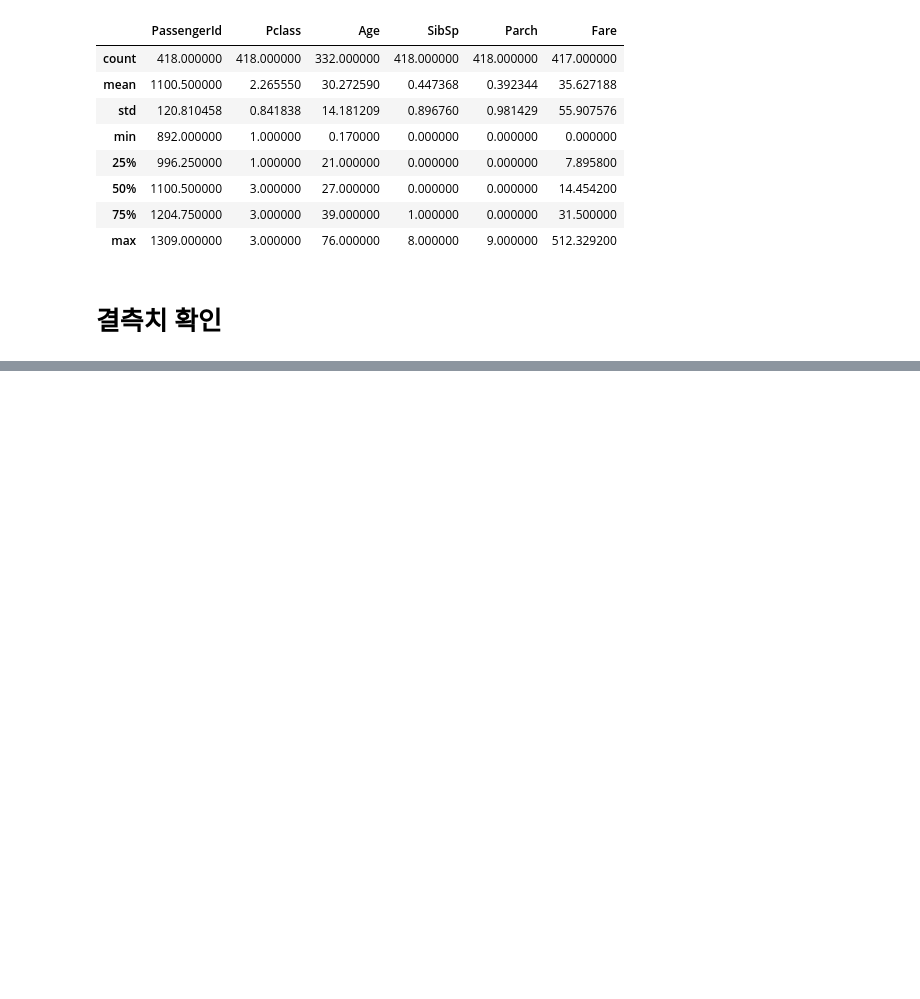
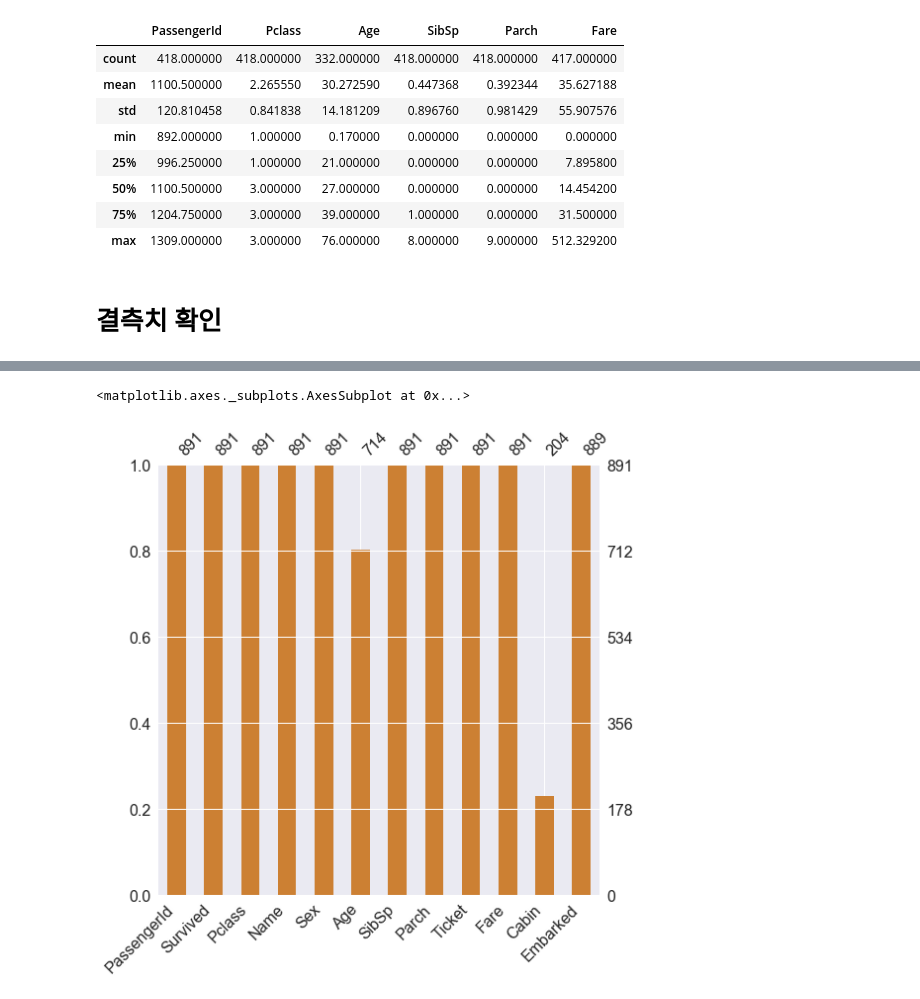
Before and after one commit to Jerrykim91/Pandas_Study, a Jupyter notebook: Titanic_from_Kaggle_kr/Titanic_01.ipynb, the cells around one changed output, grey strips where cells are left out. Saved outputs shown, nothing was run; the diff lists cells and outputs as text; code cells hidden in the pictures; blank space fills up the shorter version.

```diff
--- a/Titanic_from_Kaggle_kr/Titanic_01.ipynb
+++ b/Titanic_from_Kaggle_kr/Titanic_01.ipynb
@@ -177,0 +241,7 @@ for col in df_train.columns:
+# %%
+# 바차트  => 훨신 직관적
+# df_train
+msno.bar(df = df_train.iloc[:,:], figsize=(8,8), color=(0.8, 0.5, 0.2))
+# %% [output]
+<matplotlib.axes._subplots.AxesSubplot at 0x...>
+[figure, added]
```
Also changed, not shown: parts of 13 cells of this notebook.
